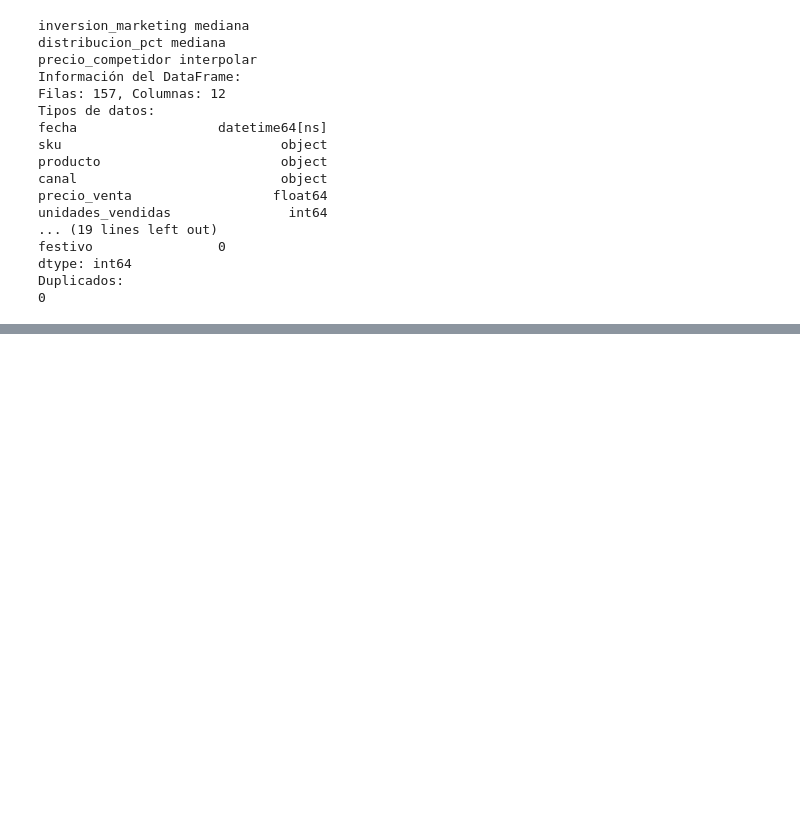
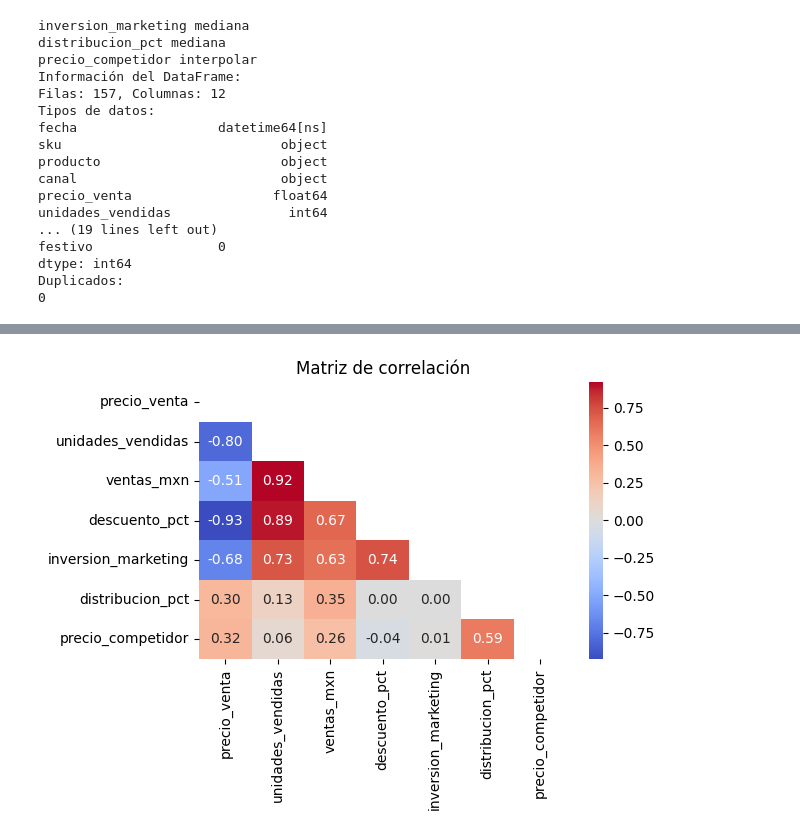
Before and after one commit to jc2727/Lumina, a Jupyter notebook: Notebooks/Framework_validation.ipynb, the cells around one changed output, grey strips where cells are left out. Cells and saved outputs as stored; diff of their text form; code cells hidden in the pictures; blank space fills up the shorter version.

```diff
--- a/Notebooks/Framework_validation.ipynb
+++ b/Notebooks/Framework_validation.ipynb
@@ -95,0 +128,4 @@ Duplicados:
+# %%
+matrix_correlation(df)
+# %% [output]
+[figure, added]
```
Also changed, not shown: parts of 5 cells of this notebook, 1 other file.
